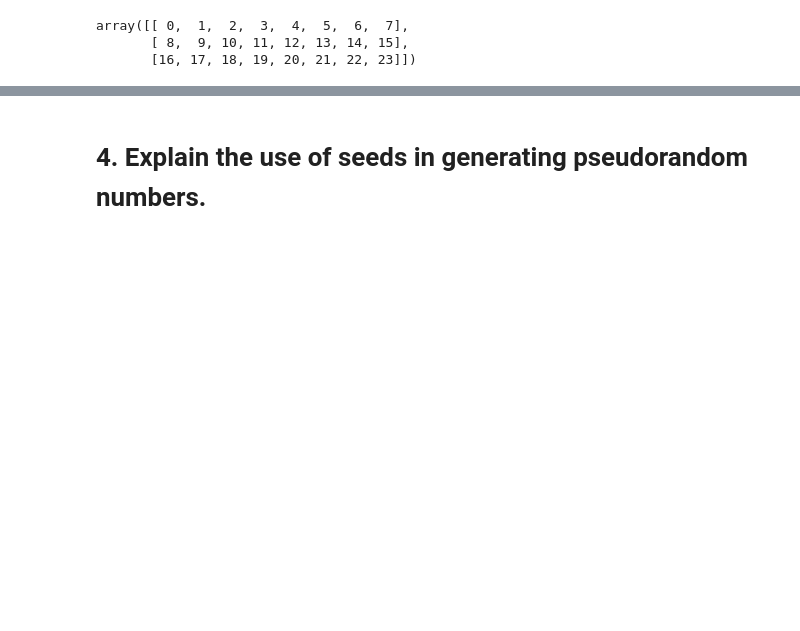
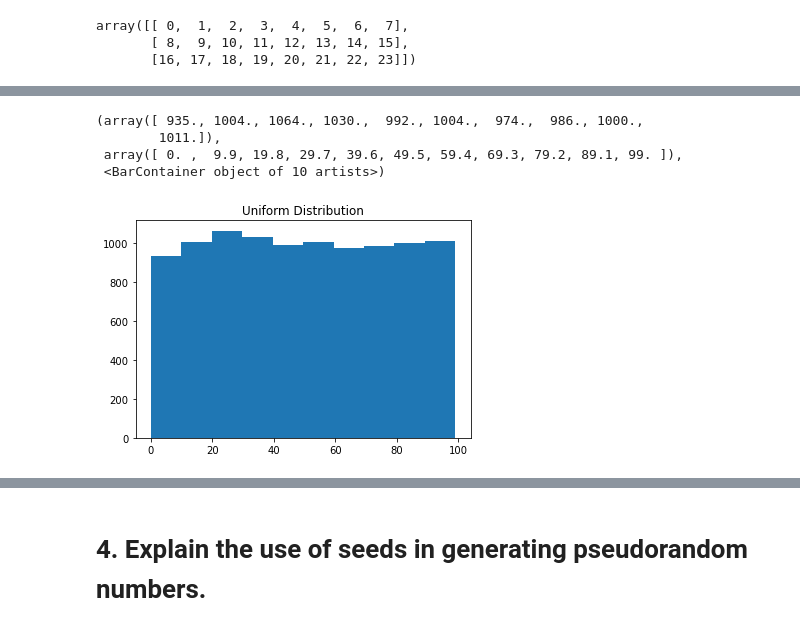
Before and after one commit to DPR-droid/2021_11_Programming-for-Data-Analysis-Assignment-2021, a Jupyter notebook: numpy-random.ipynb, the cells around one changed output, grey strips where cells are left out. Drawn from its saved outputs; the diff is of its cells as text; code cells hidden in the pictures; blank space fills up the shorter version.

```diff
--- a/numpy-random.ipynb
+++ b/numpy-random.ipynb
@@ -310,0 +295,9 @@ To visualise the difference this assesment is going to use another python packag
+# %%
+plt.title('Uniform Distribution')
+plt.hist(uniformdist)
+# %% [output]
+(array([ 935., 1004., 1064., 1030.,  992., 1004.,  974.,  986., 1000.,
+        1011.]),
+ array([ 0. ,  9.9, 19.8, 29.7, 39.6, 49.5, 59.4, 69.3, 79.2, 89.1, 99. ]),
+ <BarContainer object of 10 artists>)
+[figure, added]
```
Also changed, not shown: parts of 25 cells of this notebook, 2 other files.
